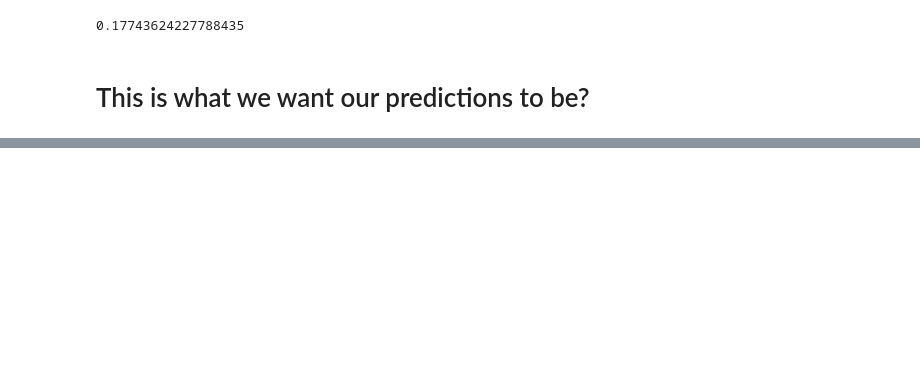
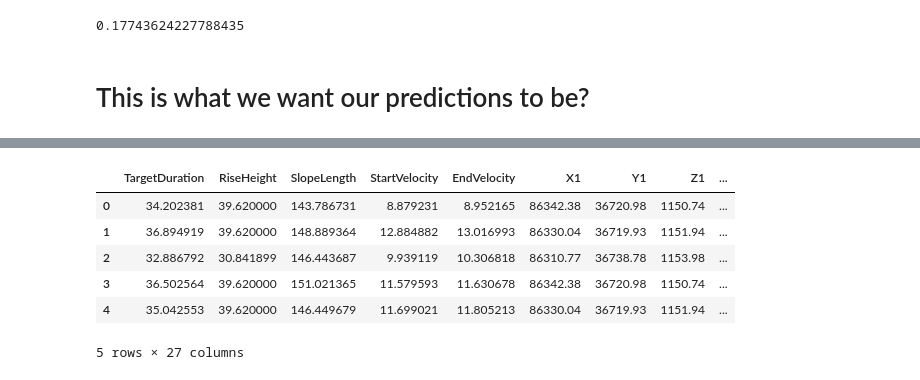
Before and after one commit to ognpa/unearthed, a Jupyter notebook: Untitled2.ipynb, the cells around one changed output, grey strips where cells are left out. Cells and saved outputs as stored; diff of their text form; code cells hidden in the pictures; blank space fills up the shorter version.

```diff
--- a/Untitled2.ipynb
+++ b/Untitled2.ipynb
@@ -437,0 +427,9 @@ Name: SlopeLength, dtype: float64
+# %%
+total_df.rename(columns={"NewSlopeLength":"SlopeLength"},inplace=True)
+total_df.drop('Total_increase_per_1_m',axis=1,inplace=True)
+# %%
+start_velocity=tgt_set.groupby('Truck',as_index=False).StartVelocity.mean()
+end_velocity=tgt_set.groupby('Truck',as_index=False).EndVelocity.mean()
+
+total_df=total_df.merge(start_velocity,on='Truck').merge(end_velocity,on='Truck')
+total_df.head()
@@ -437,0 +443,21 @@ Name: SlopeLength, dtype: float64
+# %%
+lastX1=tgt_set.groupby('Truck',as_index=False).X1.last()
+lastY1=tgt_set.groupby('Truck',as_index=False).Y1.last()
+lastZ1=tgt_set.groupby('Truck',as_index=False).Z1.last()
+lastX2=tgt_set.groupby('Truck',as_index=False).X2.last()
+lastY2=tgt_set.groupby('Truck',as_index=False).Y2.last()
+lastZ2=tgt_set.groupby('Truck',as_index=False).Z2.last()
+coords=lastX1.merge(lastY1).merge(lastZ1).merge(lastX2).merge(lastY2).merge(lastZ2)
+total_df=total_df.merge(coords)
+# %%
+total_df['Truck']=total_df.Truck.astype('category')
+total_df=pd.get_dummies(total_df)
+total_df.head()
+# %% [output]
+|  | TargetDuration | RiseHeight | SlopeLength | StartVelocity | EndVelocity | X1 | Y1 | Z1 | ... |
+| 0 | 34.202381 | 39.620000 | 143.786731 | 8.879231 | 8.952165 | 86342.38 | 36720.98 | 1150.74 | ... |
+| 1 | 36.894919 | 39.620000 | 148.889364 | 12.884882 | 13.016993 | 86330.04 | 36719.93 | 1151.94 | ... |
+| 2 | 32.886792 | 30.841899 | 146.443687 | 9.939119 | 10.306818 | 86310.77 | 36738.78 | 1153.98 | ... |
+| 3 | 36.502564 | 39.620000 | 151.021365 | 11.579593 | 11.630678 | 86342.38 | 36720.98 | 1150.74 | ... |
+| 4 | 35.042553 | 39.620000 | 146.449679 | 11.699021 | 11.805213 | 86330.04 | 36719.93 | 1151.94 | ... |
+5 rows × 27 columns
```
Also changed, not shown: parts of 21 cells of this notebook, 1 other file.
